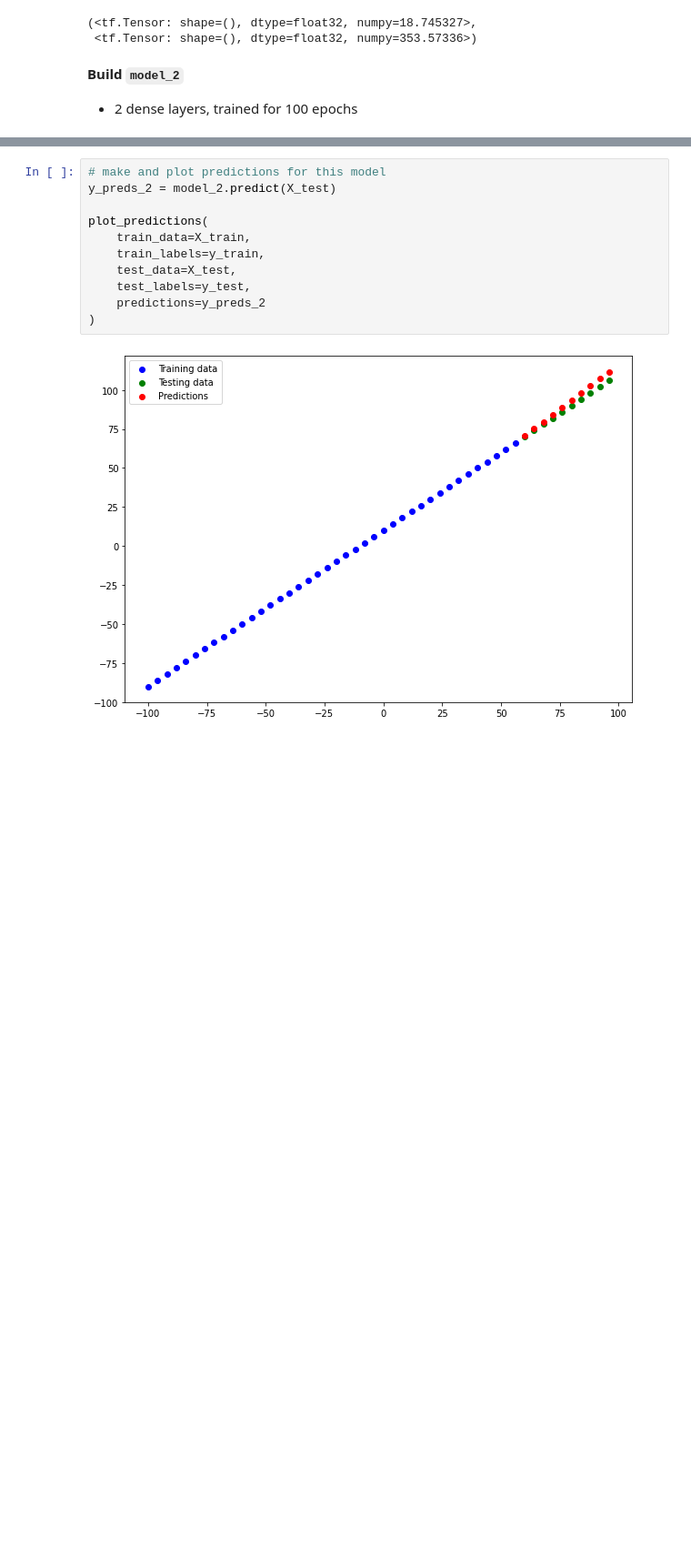
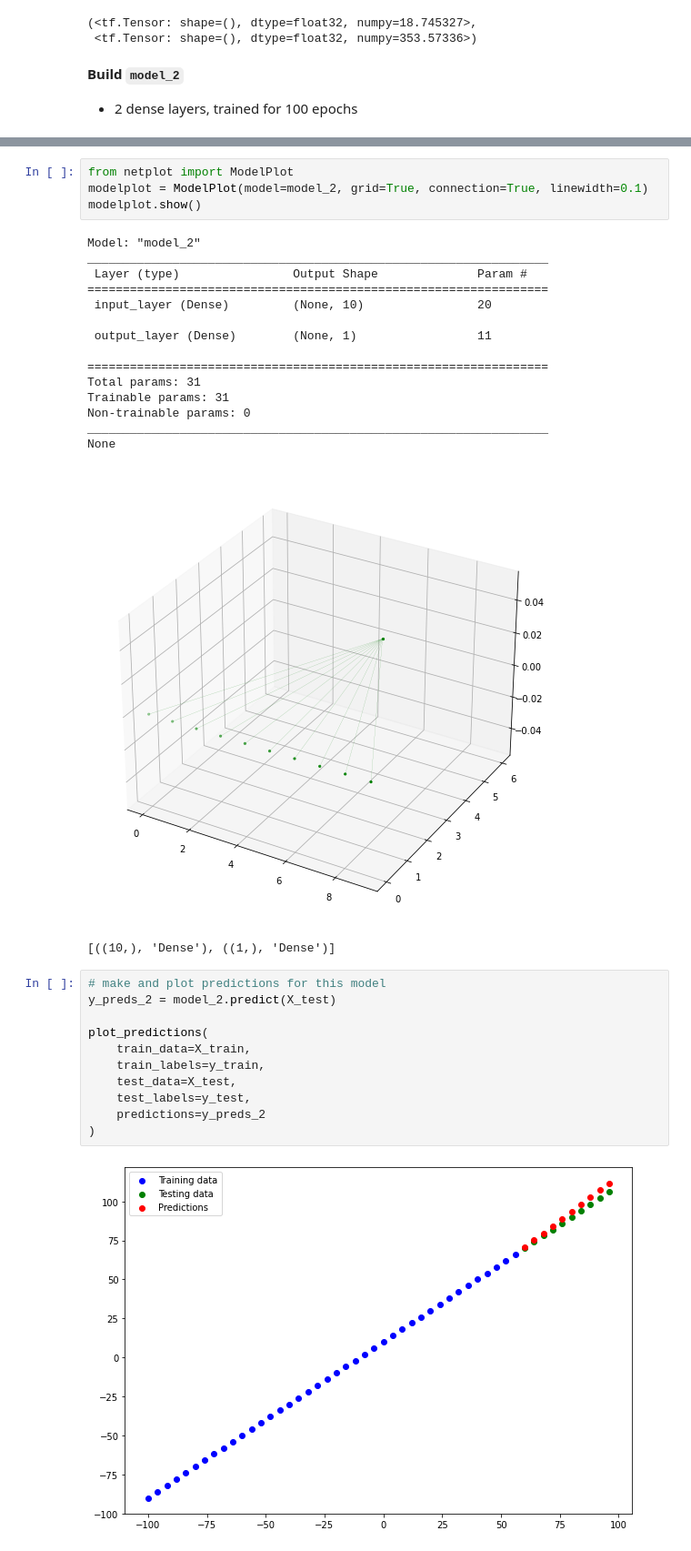
Before and after one commit to Auzlex/uwe-dsp, a Jupyter notebook: TF Neural Regression.ipynb, the cells around one changed output, grey strips where cells are left out. Shown: that part at 91% size. Cells and saved outputs as stored; diff of their text form; blank space fills up the shorter version.

```diff
--- a/TF Neural Regression.ipynb
+++ b/TF Neural Regression.ipynb
@@ -633,4 +676,25 @@ Epoch 100/100
 <keras.callbacks.History at 0x...>
+# %%
+from netplot import ModelPlot
+modelplot = ModelPlot(model=model_2, grid=True, connection=True, linewidth=0.1)
+modelplot.show()
+# %% [output]
+Model: "model_2"
+_________________________________________________________________
+ Layer (type)                Output Shape              Param #
+=================================================================
+ input_layer (Dense)         (None, 10)                20
+
+ output_layer (Dense)        (None, 1)                 11
+
+=================================================================
+Total params: 31
+Trainable params: 31
+Non-trainable params: 0
+_________________________________________________________________
+None
+[figure, added]
+[((10,), 'Dense'), ((1,), 'Dense')]
 # %%
 # make and plot predictions for this model
 y_preds_2 = model_2.predict(X_test)
```
Also changed, not shown: parts of 11 cells of this notebook, 25 other files.
